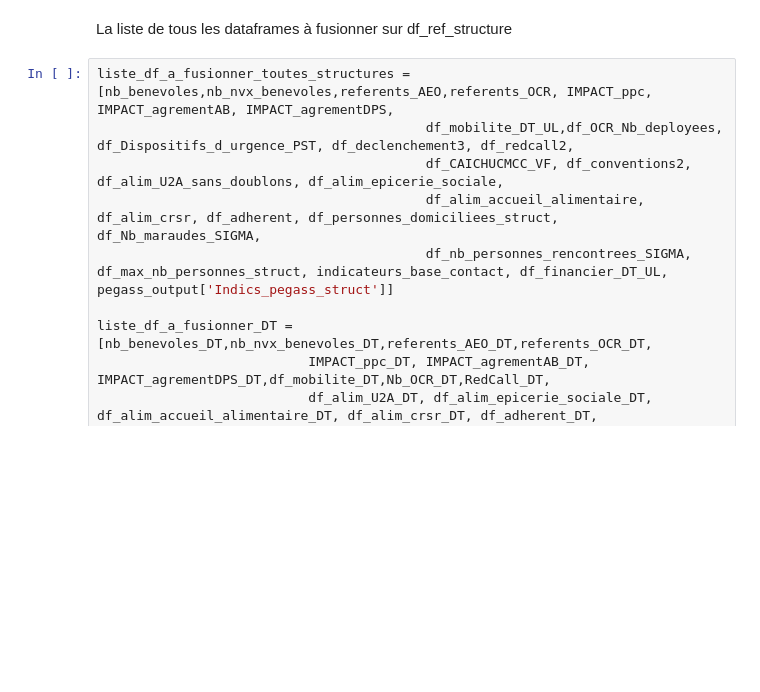
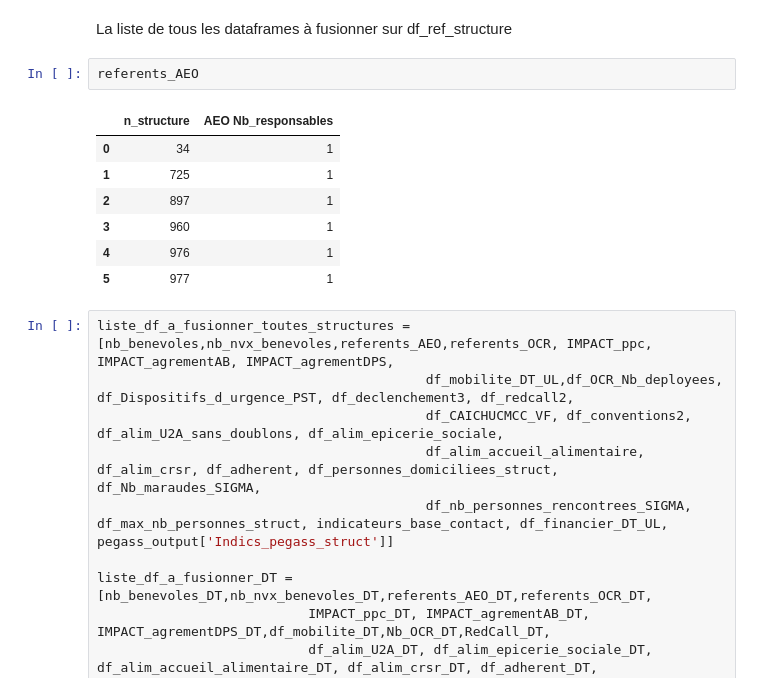
Before and after one commit to Croix-rouge-test/Code-PAT, a Jupyter notebook: Code_CSA.ipynb, the cells around one changed output. Cells and saved outputs as stored; diff of their text form; blank space fills up the shorter version.

```diff
--- a/Code_CSA.ipynb
+++ b/Code_CSA.ipynb
@@ -617,5 +625,15 @@ df_financier_DT_UL
 # %% [markdown]
 La liste de tous les dataframes à fusionner sur df_ref_structure
+# %%
+referents_AEO
+# %% [output]
+|  | n_structure | AEO Nb_responsables |
+| 0 | 34 | 1 |
+| 1 | 725 | 1 |
+| 2 | 897 | 1 |
+| 3 | 960 | 1 |
+| 4 | 976 | 1 |
+| 5 | 977 | 1 |
 # %%
 liste_df_a_fusionner_toutes_structures = [nb_benevoles,nb_nvx_benevoles,referents_AEO,referents_OCR, IMPACT_ppc, IMPACT_agrementAB, IMPACT_agrementDPS,
                                           df_mobilite_DT_UL,df_OCR_Nb_deployees, df_Dispositifs_d_urgence_PST, df_declenchement3, df_redcall2,
```
Also changed, not shown: parts of 18 cells of this notebook.
